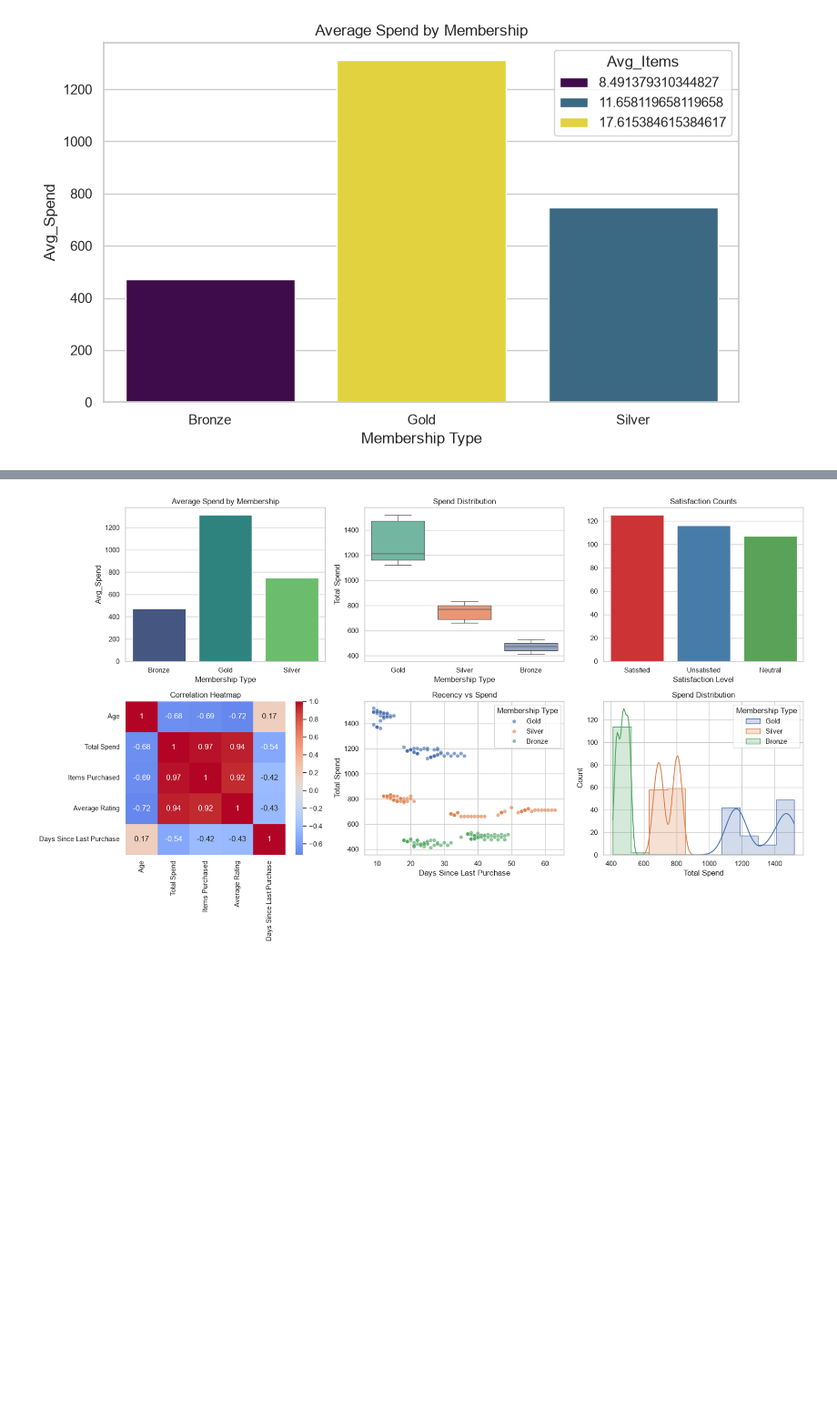
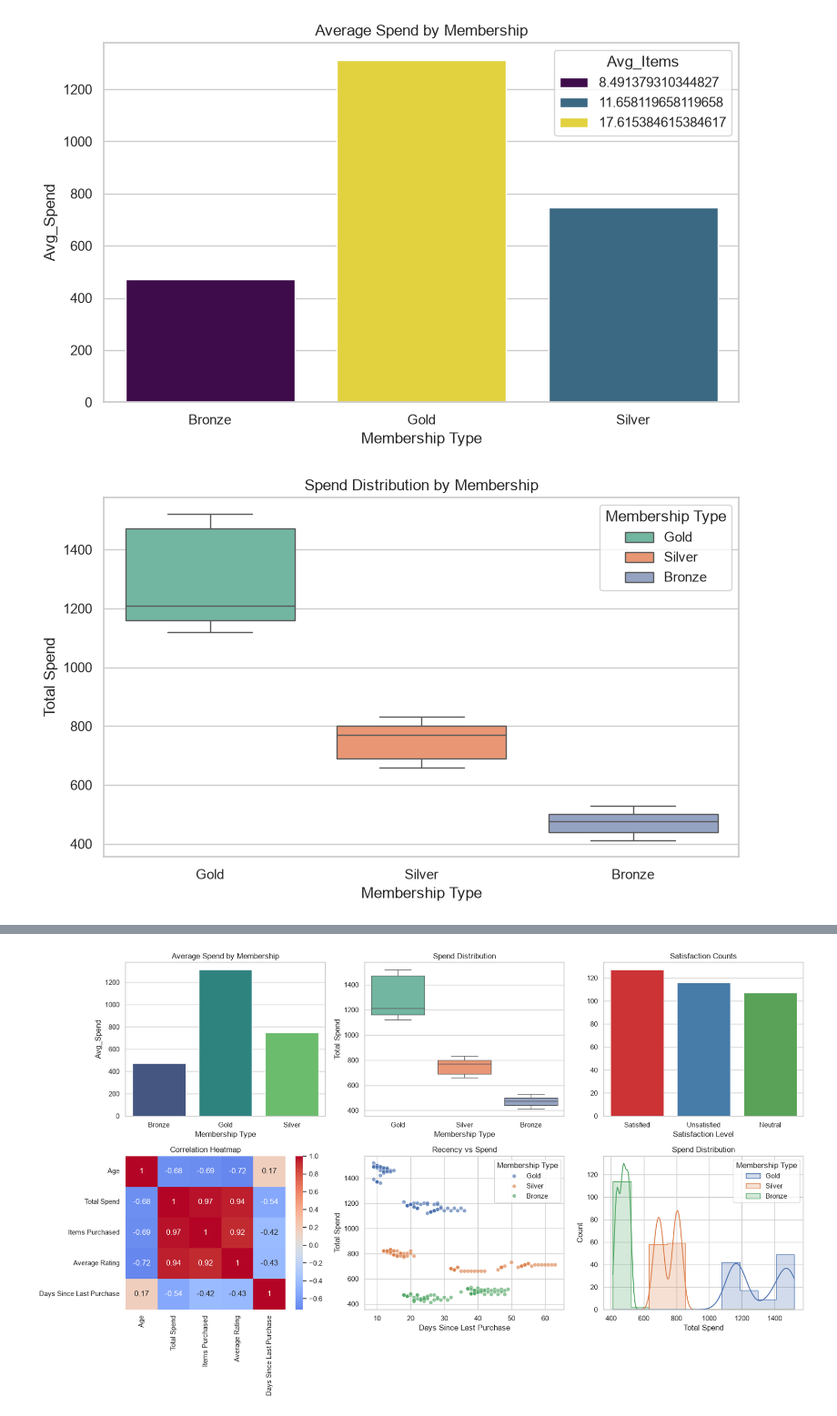
Before and after one commit to muneeb112233/Data_Analysis, a Jupyter notebook: CustomerSatisfaction/Analysis.ipynb, the cells around one changed output, grey strips where cells are left out. Shown at 91% size. Cells and saved outputs as stored; diff of their text form; code cells hidden in the pictures; blank space fills up the shorter version.

```diff
--- a/CustomerSatisfaction/Analysis.ipynb
+++ b/CustomerSatisfaction/Analysis.ipynb
@@ -233,0 +232,16 @@ box plot
+# %%
+plt.figure(figsize=(8, 5))
+sns.boxplot(
+    data=df,
+    x='Membership Type',
+    y='Total Spend',
+    hue='Membership Type',
+    legend=True,
+    palette='Set2'
+)
+plt.title('Spend Distribution by Membership')
+plt.tight_layout()
+plt.savefig('spend_distribution_boxplot.png', dpi=200, bbox_inches='tight')
+plt.show()
+# %% [output]
+[figure, added]
```
Also changed, not shown: parts of 9 cells of this notebook, 2 other files.
